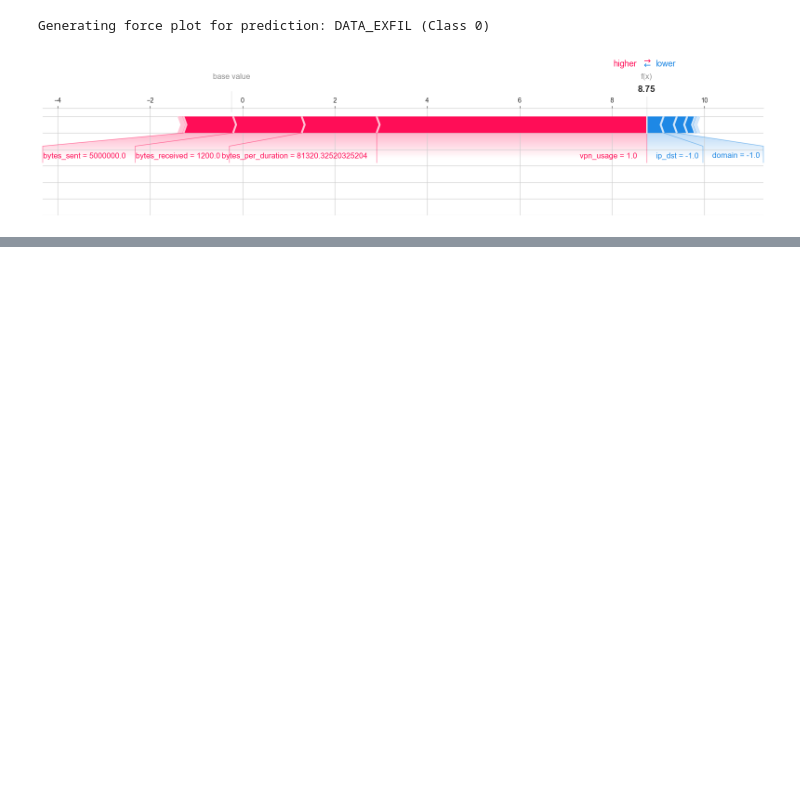
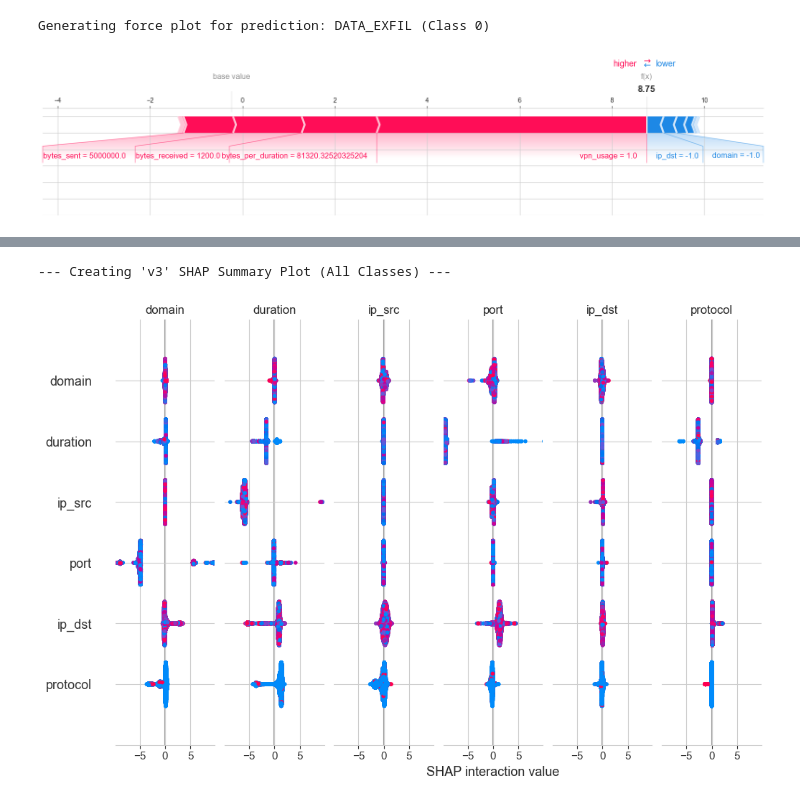
Before and after one commit to Rajan235/major_project, a Jupyter notebook: notebooks/modelv2.ipynb, the cells around one changed output, grey strips where cells are left out. Cells and saved outputs as stored; diff of their text form; code cells hidden in the pictures; blank space fills up the shorter version.

```diff
--- a/notebooks/modelv2.ipynb
+++ b/notebooks/modelv2.ipynb
@@ -1062,0 +1335,16 @@ Generating force plot for prediction: DATA_EXFIL (Class 0)
+# %%
+print("--- Creating 'v3' SHAP Summary Plot (All Classes) ---")
+
+# Get the human-readable class names from our 'target_encoder_v3'
+class_names_v3 = target_encoder_v3.classes_
+
+# Create the summary plot
+# This will generate 6 separate beeswarm plots
+shap.summary_plot(
+    shap_values_v3,
+    X_test,
+    class_names=class_names_v3
+)
+# %% [output]
+--- Creating 'v3' SHAP Summary Plot (All Classes) ---
+[figure, added]
```
Also changed, not shown: parts of 9 cells of this notebook, 6 other files.
